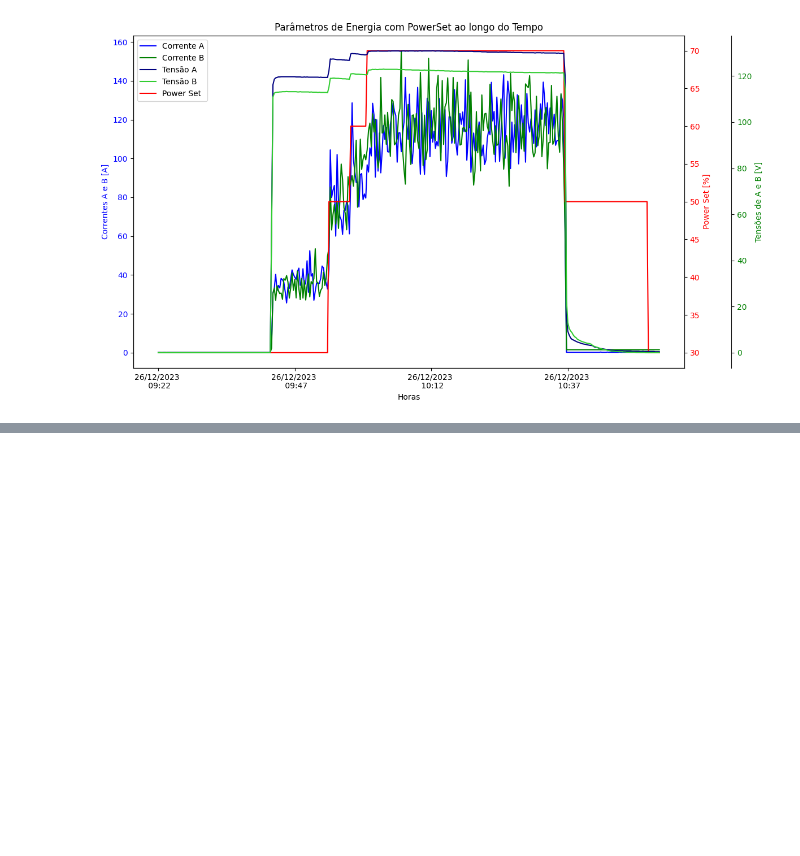
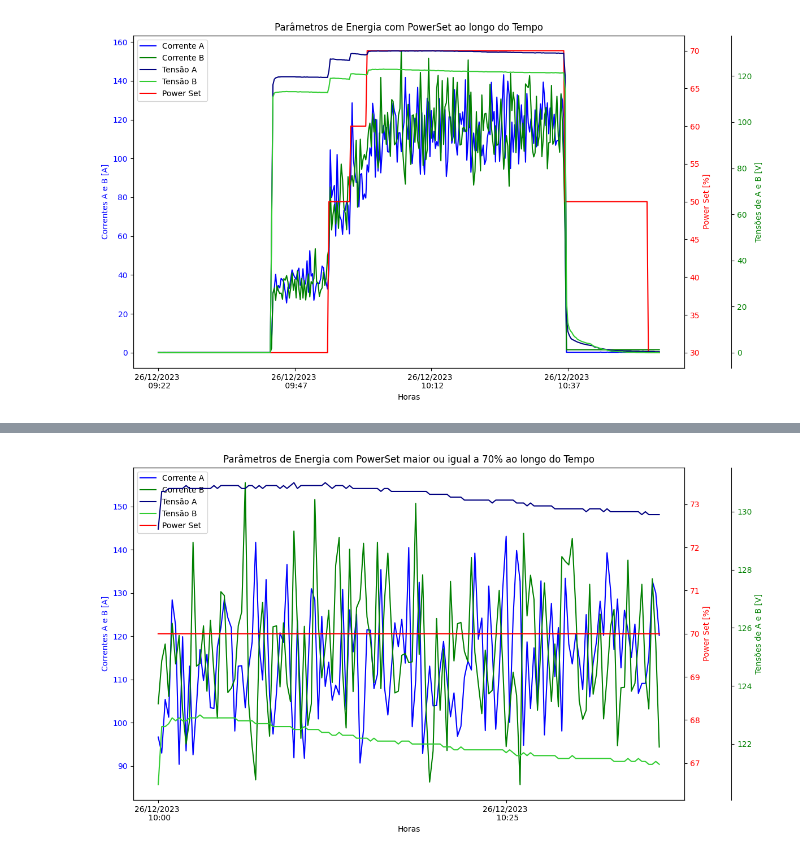
Before and after one commit to MalVaroTor/MalVaroTor, a Jupyter notebook: TCC_1_Teste_Energia_Grafico.ipynb, the cells around one changed output, grey strips where cells are left out. Cells and saved outputs as stored; diff of their text form; code cells hidden in the pictures; blank space fills up the shorter version.

```diff
--- a/TCC_1_Teste_Energia_Grafico.ipynb
+++ b/TCC_1_Teste_Energia_Grafico.ipynb
@@ -550,0 +555,8 @@ plt.show()
+# %%
+ps_entrada = input('Digite o PowerSet de produção de H2: ')
+
+ps_entrada = float(ps_entrada)
+
+db_ps = db_dia.loc[db_dia['PowerSet_[%]'] >= ps_entrada]
+
+display(db_ps)
@@ -550,0 +582,85 @@ plt.show()
+# %%
+# CRIANDO A FIGURA.
+fig, ax1 = plt.subplots(figsize=(12, 7))
+
+# PLOTANDO OS DADOS E CRIANDO O EIXO Y ESQUERDO.
+ax1.plot(db_ps['Data/Hora'], \
+            db_ps['Corrente_A_[A]'], \
+                label='Corrente A', \
+                    color='blue')
+
+ax1.plot(db_ps['Data/Hora'], \
+            db_ps['Corrente_B_[A]'], \
+                label='Corrente B', \
+                    color='green')
+
+ax1.set_xlabel('Horas')
+
+ax1.set_ylabel('Correntes A e B [A]', color='blue')
+
+ax1.tick_params(axis='y', labelcolor='blue')
+
+# PLOTANDO OS DADOS E CRIANDO O 1º EIXO Y DO LADO DIREITO.
+ax1_2 = ax1.twinx()
+
+ax1_2.plot(db_ps['Data/Hora'], \
+            db_ps['PowerSet_[%]'], \
+                label='Power Set', \
+                    color='red')
+
+ax1_2.set_ylabel('Power Set [%]', \
+                    color='red')
+
+ax1_2.tick_params(axis='y', \
+                    labelcolor='red')
+
+# PLOTANDO OS DADOS E CRIANDO O 2º EIXO Y DO LADO DIREITO.
+ax1_3 = ax1.twinx()
+
+ax1_3.spines['right'].set_position(('outward', 60))
+
+ax1_3.plot(db_ps['Data/Hora'], \
+            db_ps['Tensao_A_[V]'], \
+                label='Tensão A', \
+                    color='navy')
+
+ax1_3.plot(db_ps['Data/Hora'], \
+            db_ps['Tensao_B_[V]'], \
+                label='Tensão B', \
+                    color='limegreen')
+
+ax1_3.set_ylabel('Tensões de A e B [V]', \
+                    color='green')
+
+ax1_3.tick_params(axis='y', \
+                    labelcolor='green')
+
+# ADICIONADNDO A LEGENDA.
+lines, labels = ax1.get_legend_handles_labels()
+
+lines2, labels2 = ax1_2.get_legend_handles_labels()
+
+lines3, labels3 = ax1_3.get_legend_handles_labels()
+
+ax1.legend(lines + lines3 + lines2, \
+                labels + labels3 + labels2, \
+                            loc='upper left')   # MUDANDO A ORDEM QUE APARECE OS PARÂMETROS NA LEGENDA.
+
+# COLOCANDO O TÍTULO DO GRÁFICO.
+plt.title('Parâmetros de Energia com PowerSet maior ou igual a 70% ao longo do Tempo')
+
+# EDITANDO O EIXO X.
+plt.xticks(rotation=90)
+
+ax1.set_xticks(db_ps['Data/Hora'][::100])  # EXIBE APENAS OS 100º TICK PARA EVISTAR SOBREPOSIÇÃO.
+
+# ax1.set_xticklabels(db_dia['HORA'][::100].dt.strftime('%Y-%m-%d %H:%M:%S'))
+
+ax1.set_xticklabels(db_ps['Data/Hora'][::100].dt.strftime('%d/%m/%Y \n %H:%M'))
+
+# MOSTRANDO O GRÁFICO.
+plt.tight_layout()
+
+plt.show()
+# %% [output]
+[figure, added]
```
Also changed, not shown: parts of 15 cells of this notebook.
